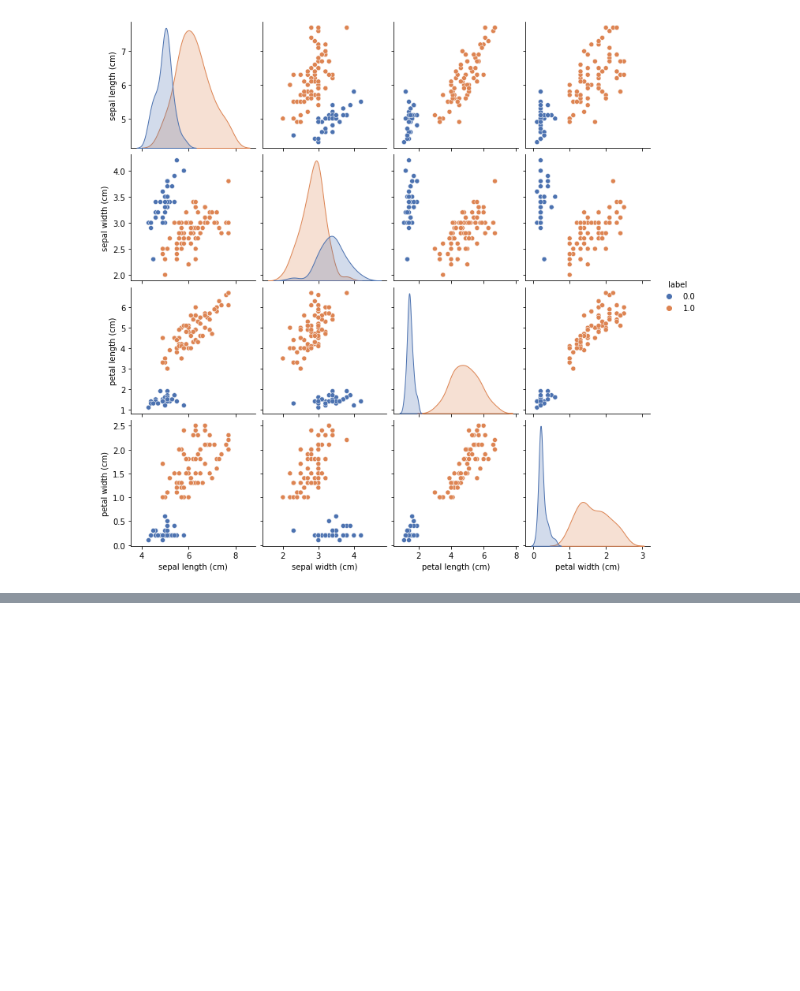
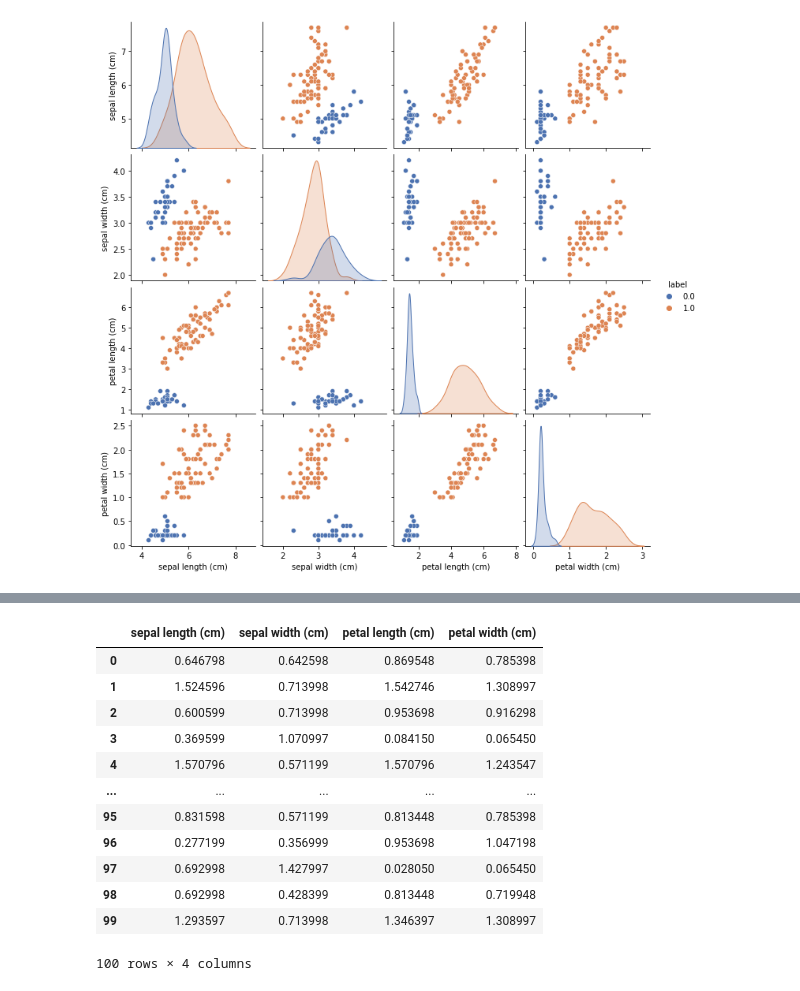
Before and after one commit to GeorgeWilliam1999/Q-computing, a Jupyter notebook: Quantum_XAI.ipynb, the cells around one changed output, grey strips where cells are left out. Drawn from its saved outputs; the diff is of its cells as text; code cells hidden in the pictures; blank space fills up the shorter version.

```diff
--- a/Quantum_XAI.ipynb
+++ b/Quantum_XAI.ipynb
@@ -528,0 +576,17 @@ sns.pairplot(train_df_bi, hue="label", palette = 'deep')
+# %%
+#training data features
+train_df[train_df.columns[:4]]
+# %% [output]
+|  | sepal length (cm) | sepal width (cm) | petal length (cm) | petal width (cm) |
+| 0 | 0.646798 | 0.642598 | 0.869548 | 0.785398 |
+| 1 | 1.524596 | 0.713998 | 1.542746 | 1.308997 |
+| 2 | 0.600599 | 0.713998 | 0.953698 | 0.916298 |
+| 3 | 0.369599 | 1.070997 | 0.084150 | 0.065450 |
+| 4 | 1.570796 | 0.571199 | 1.570796 | 1.243547 |
+| ... | ... | ... | ... | ... |
+| 95 | 0.831598 | 0.571199 | 0.813448 | 0.785398 |
+| 96 | 0.277199 | 0.356999 | 0.953698 | 1.047198 |
+| 97 | 0.692998 | 1.427997 | 0.028050 | 0.065450 |
+| 98 | 0.692998 | 0.428399 | 0.813448 | 0.719948 |
+| 99 | 1.293597 | 0.713998 | 1.346397 | 1.308997 |
+100 rows × 4 columns
```
Also changed, not shown: parts of 27 cells of this notebook.
